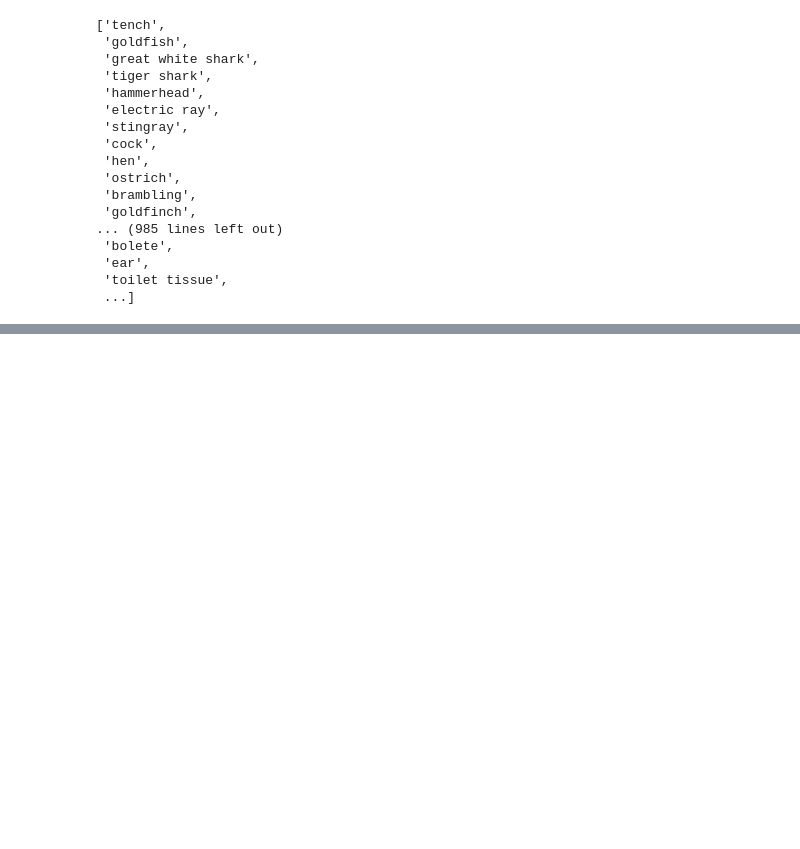
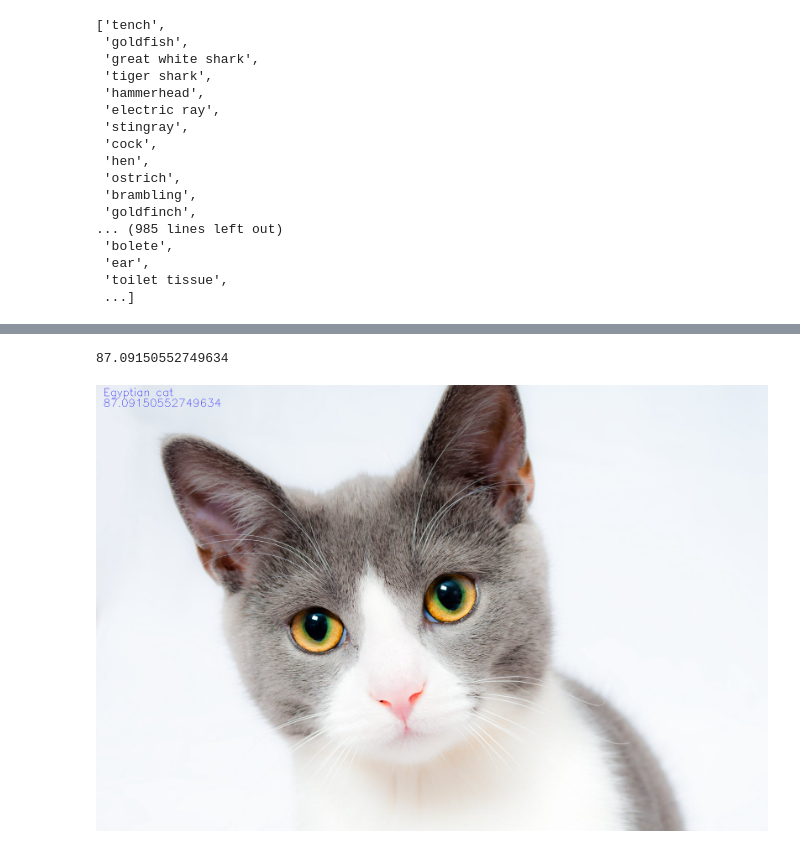
Before and after one commit to nurcanyaz/OpenCV_Dnn_Image_Classification, a Jupyter notebook: classification.ipynb, the cells around one changed output, grey strips where cells are left out. Saved outputs shown, nothing was run; the diff lists cells and outputs as text; code cells hidden in the pictures; blank space fills up the shorter version.

```diff
--- a/classification.ipynb
+++ b/classification.ipynb
@@ -6,5 +12,6 @@ import numpy as np
 # %%
-test_image = cv.imread("/content/drive/MyDrive/OpenCV DNN Image Classification/data/test1.jpg")
+# Load th input image
+test_image = cv.imread("/content/drive/MyDrive/OpenCV DNN Image Classification/data/cat.jpeg")
 # %%
 test_image.shape
 # %% [output]
@@ -60,0 +105,14 @@ model = cv.dnn.readNet(model ="/content/drive/MyDrive/OpenCV DNN Image Classific
+# %%
+# Passing the blob as input through the network
+model.setInput(blob)
+
+# It passes the model forward and returns the outputs.
+outputs = model.forward()
+# Reshapes the outputs.
+outputs = outputs[0]
+outputs = outputs.reshape(1000,1)
+
+# It retrieves the index of the class with the highest probability among the outputs.
+label_id = np.argmax(outputs)
+# It gets the name of the predicted class
+class_name = class_names[label_id]
@@ -60,0 +174,4 @@ model = cv.dnn.readNet(model ="/content/drive/MyDrive/OpenCV DNN Image Classific
+# %%
+# Convert the scores to class probabilities between 0-1 by applying softmax
+probability = np.exp(outputs)/np.sum(np.exp(outputs))
+probability
@@ -60,0 +196,16 @@ model = cv.dnn.readNet(model ="/content/drive/MyDrive/OpenCV DNN Image Classific
+# %%
+# highest probability of prediction expressed as a percentage
+probability = np.max(probability) * 100
+# %%
+probability
+# %% [output]
+87.09150552749634
+# %%
+# Name of the Class with the maximum probability
+cv.putText(test_image, class_name, (20,30), cv.FONT_HERSHEY_SIMPLEX, 1, (255, 0, 0))
+cv.putText(test_image, str(probability), (20,60), cv.FONT_HERSHEY_SIMPLEX, 1, (255, 0, 0))
+cv2_imshow(test_image)
+cv.waitKey(0)
+cv.destroyAllWindows()
+# %% [output]
+[figure, added]
```
Also changed, not shown: parts of 22 cells of this notebook.
